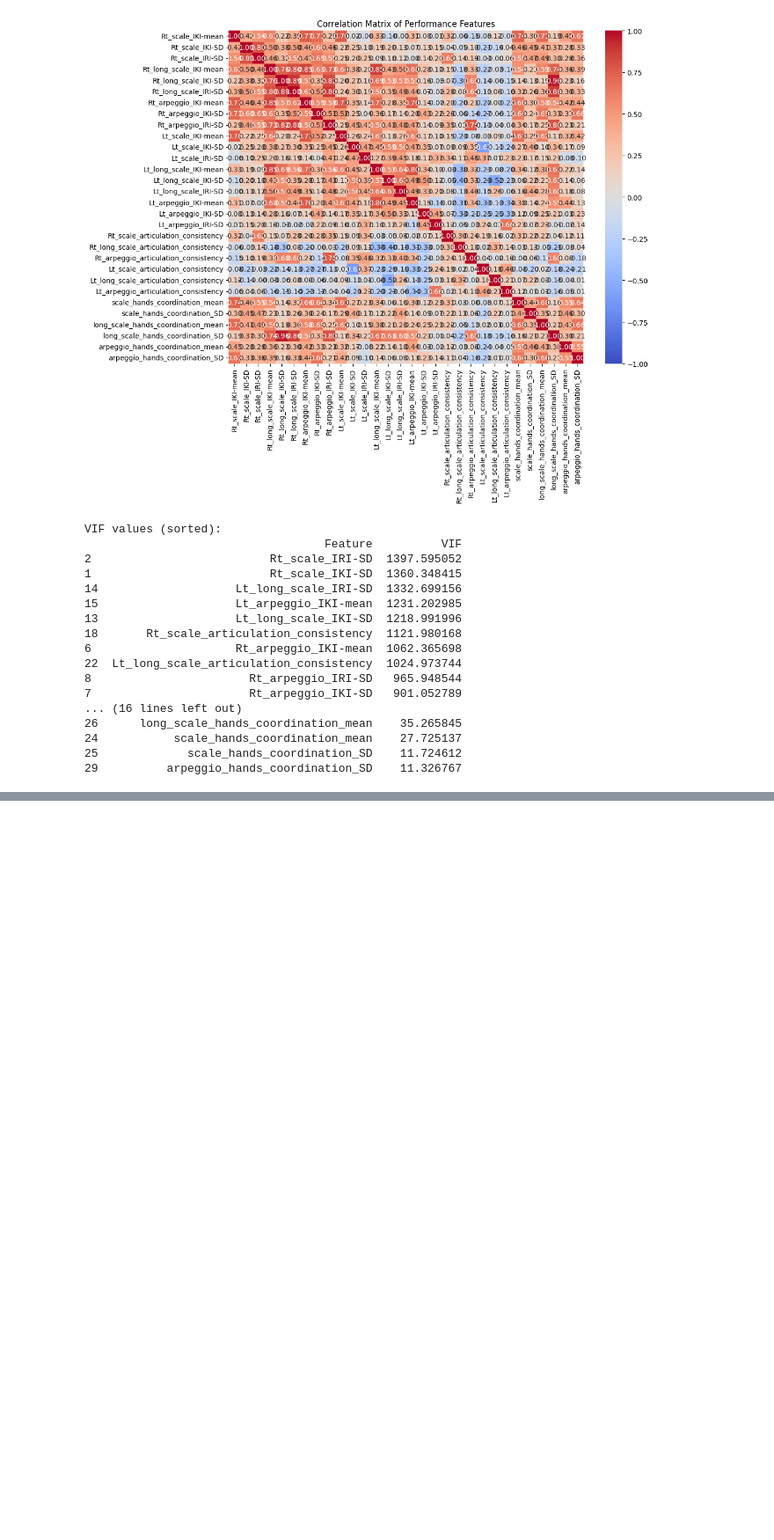
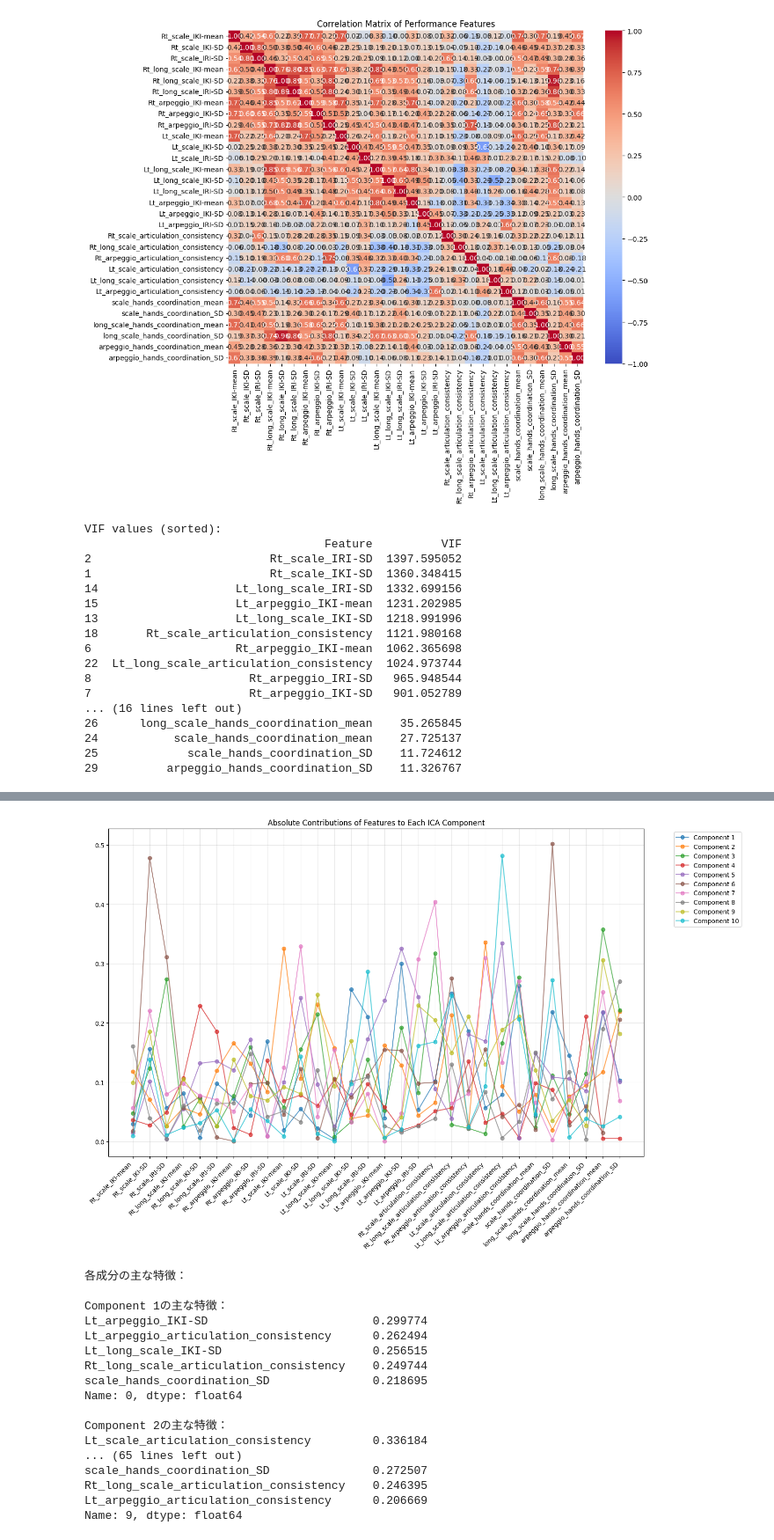
Before and after one commit to amijas/tokimura_analysis, a Jupyter notebook: analysis.ipynb, the cells around one changed output, grey strips where cells are left out. Shown at 88% size. Cells and saved outputs as stored; diff of their text form; code cells hidden in the pictures; blank space fills up the shorter version.

```diff
--- a/analysis.ipynb
+++ b/analysis.ipynb
@@ -390,0 +452,52 @@ selected_features = [
+# %%
+# 各成分の寄与度を折れ線グラフで可視化
+plt.figure(figsize=(15, 10))
+
+# 各成分ごとに折れ線グラフを作成
+for i in range(components_df.shape[0]):
+    plt.plot(
+        range(len(components_df.columns)),
+        abs(components_df.iloc[i]),
+        label=f'Component {i+1}',
+        alpha=0.7,
+        marker='o'
+    )
+
+plt.xticks(
+    range(len(components_df.columns)),
+    components_df.columns,
+    rotation=45,
+    ha='right'
+)
+plt.grid(True, alpha=0.3)
+plt.legend(bbox_to_anchor=(1.05, 1), loc='upper left')
+plt.title('Absolute Contributions of Features to Each ICA Component')
+plt.tight_layout()
+plt.show()
+
+# 各成分の特徴的なパターンを解釈
+print("\n各成分の主な特徴：")
+for i in range(components_df.shape[0]):
+    print(f"\nComponent {i+1}の主な特徴：")
+    # 上位5つの特徴量を表示
+    top_features = components_df.iloc[i].abs().sort_values(ascending=False).head()
+    print(top_features)
+# %% [output]
+[figure, added]
+各成分の主な特徴：
+
+Component 1の主な特徴：
+Lt_arpeggio_IKI-SD                        0.299774
+Lt_arpeggio_articulation_consistency      0.262494
+Lt_long_scale_IKI-SD                      0.256515
+Rt_long_scale_articulation_consistency    0.249744
+scale_hands_coordination_SD               0.218695
+Name: 0, dtype: float64
+
+Component 2の主な特徴：
+Lt_scale_articulation_consistency         0.336184
+... (65 lines left out)
+scale_hands_coordination_SD               0.272507
+Rt_long_scale_articulation_consistency    0.246395
+Lt_arpeggio_articulation_consistency      0.206669
+Name: 9, dtype: float64
```
Also changed, not shown: parts of 4 cells of this notebook.
